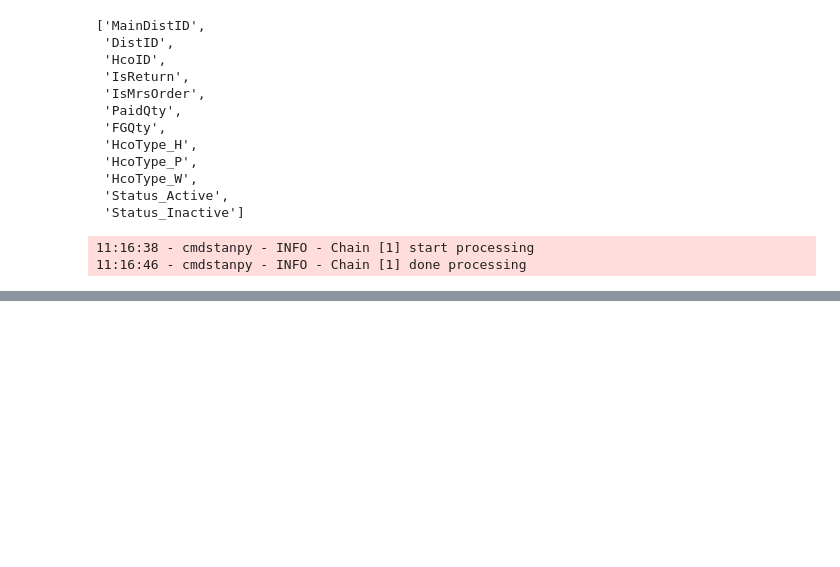
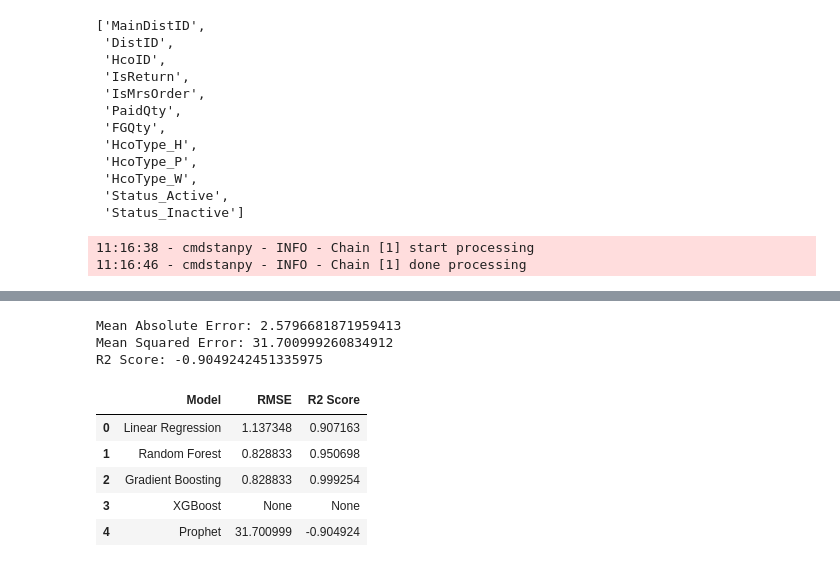
Before and after one commit to senaoz/MIS-492, a Jupyter notebook: models.ipynb, the cells around one changed output, grey strips where cells are left out. Cells and saved outputs as stored; diff of their text form; code cells hidden in the pictures; blank space fills up the shorter version.

Commit message:
update the models table

```diff
--- a/models.ipynb
+++ b/models.ipynb
@@ -403,3 +398,28 @@ plt.show()
 # %%
-mae = mean_absolute_error(evaluation_df['y'], evaluation_df['yhat'])
-print(f'Mean Absolute Error: {mae}')
+prophet_mae = mean_absolute_error(evaluation_df['y'], evaluation_df['yhat'])
+prophet_mse = mean_squared_error(evaluation_df['y'], evaluation_df['yhat'])
+prophet_r2_score = r2_score(evaluation_df['y'], evaluation_df['yhat'])
+
+print(f"Mean Absolute Error: {prophet_mae}")
+print(f"Mean Squared Error: {prophet_mse}")
+print(f"R2 Score: {prophet_r2_score}")
+# %% [output]
+Mean Absolute Error: 2.5796681871959413
+Mean Squared Error: 31.700999260834912
+R2 Score: -0.9049242451335975
+# %%
+# create table to compare models
+model_comparison = pd.DataFrame({
+    'Model': ['Linear Regression', 'Random Forest', 'Gradient Boosting', 'XGBoost', 'Prophet'],
+    'RMSE': [lr_model_rmse, rf_rmse, gb_rmse, 'None', prophet_mse],
+    'R2 Score': [lr_model_r2_score, rf_r2_score, gb_r2_score, 'None', prophet_r2_score],
+})
+
+model_comparison
+# %% [output]
+|  | Model | RMSE | R2 Score |
+| 0 | Linear Regression | 1.137348 | 0.907163 |
+| 1 | Random Forest | 0.828833 | 0.950698 |
+| 2 | Gradient Boosting | 0.828833 | 0.999254 |
+| 3 | XGBoost | None | None |
+| 4 | Prophet | 31.700999 | -0.904924 |
```
Also changed, not shown: parts of 3 cells of this notebook.
